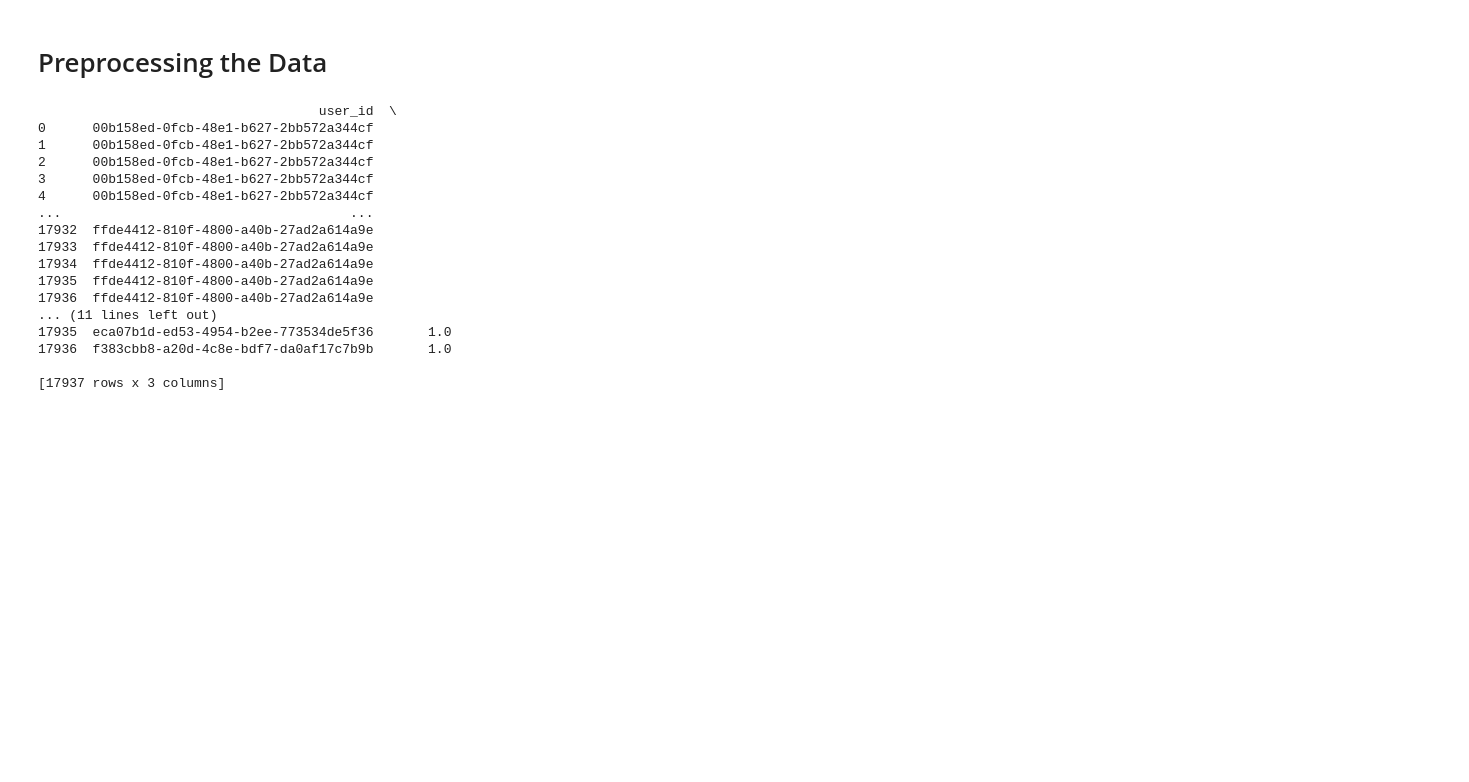
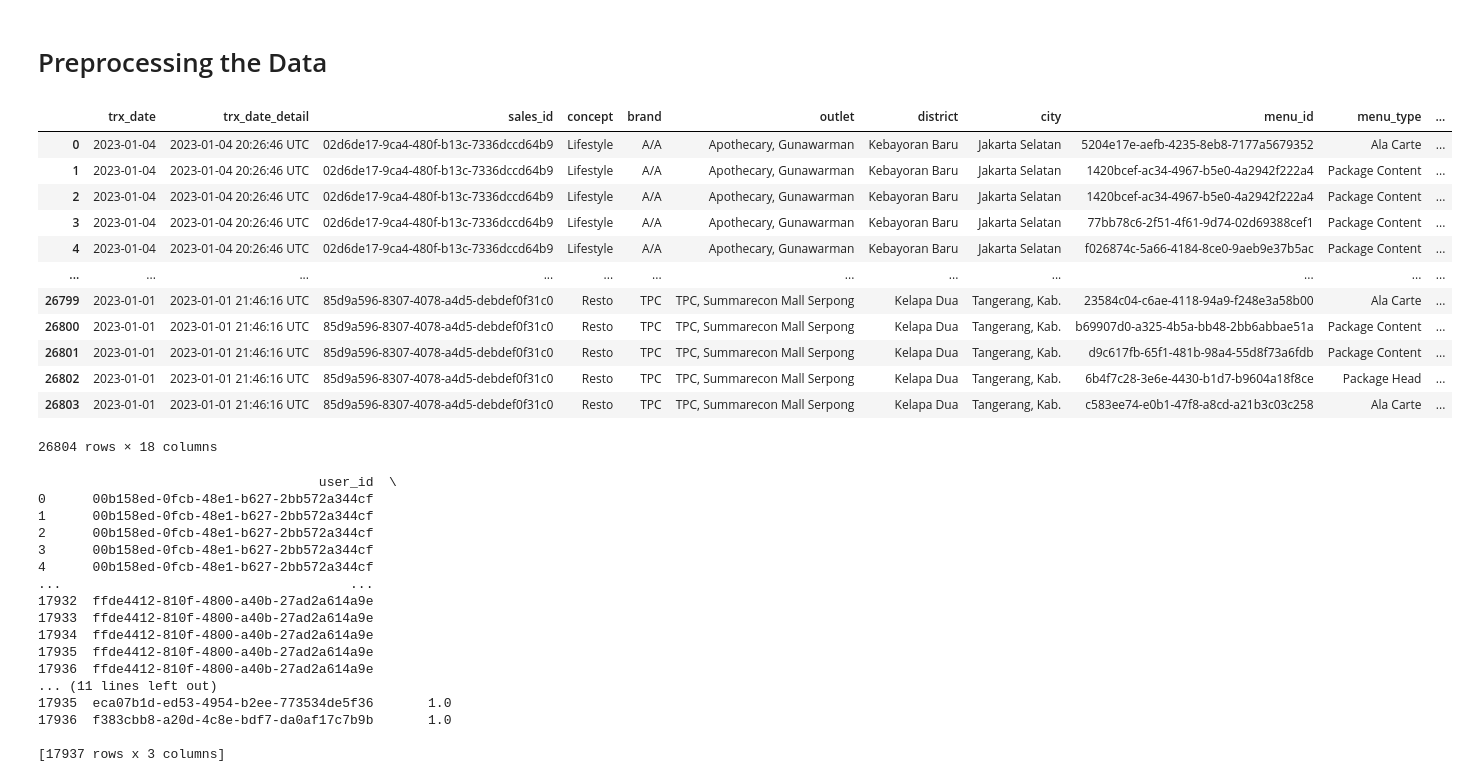
Before and after one commit to AudricOktavio/Food_Audric, a Jupyter notebook: notebooks/Legit_Data_Audric_Oktavio.ipynb, the cells around one changed output. Drawn from its saved outputs; the diff is of its cells as text; code cells hidden in the pictures; blank space fills up the shorter version.

```diff
--- a/notebooks/Legit_Data_Audric_Oktavio.ipynb
+++ b/notebooks/Legit_Data_Audric_Oktavio.ipynb
@@ -241,5 +293,21 @@ print(most_common_users_per_day)'''
 # %% [markdown]
 # Preprocessing the Data
+# %%
+df
+# %% [output]
+|  | trx_date | trx_date_detail | sales_id | concept | brand | outlet | district | city | menu_id | menu_type | ... |
+| 0 | 2023-01-04 | 2023-01-04 20:26:46 UTC | 02d6de17-9ca4-480f-b13c-7336dccd64b9 | Lifestyle | A/A | Apothecary, Gunawarman | Kebayoran Baru | Jakarta Selatan | 5204e17e-aefb-4235-8eb8-7177a5679352 | Ala Carte | ... |
+| 1 | 2023-01-04 | 2023-01-04 20:26:46 UTC | 02d6de17-9ca4-480f-b13c-7336dccd64b9 | Lifestyle | A/A | Apothecary, Gunawarman | Kebayoran Baru | Jakarta Selatan | 1420bcef-ac34-4967-b5e0-4a2942f222a4 | Package Content | ... |
+| 2 | 2023-01-04 | 2023-01-04 20:26:46 UTC | 02d6de17-9ca4-480f-b13c-7336dccd64b9 | Lifestyle | A/A | Apothecary, Gunawarman | Kebayoran Baru | Jakarta Selatan | 1420bcef-ac34-4967-b5e0-4a2942f222a4 | Package Content | ... |
+| 3 | 2023-01-04 | 2023-01-04 20:26:46 UTC | 02d6de17-9ca4-480f-b13c-7336dccd64b9 | Lifestyle | A/A | Apothecary, Gunawarman | Kebayoran Baru | Jakarta Selatan | 77bb78c6-2f51-4f61-9d74-02d69388cef1 | Package Content | ... |
+| 4 | 2023-01-04 | 2023-01-04 20:26:46 UTC | 02d6de17-9ca4-480f-b13c-7336dccd64b9 | Lifestyle | A/A | Apothecary, Gunawarman | Kebayoran Baru | Jakarta Selatan | f026874c-5a66-4184-8ce0-9aeb9e37b5ac | Package Content | ... |
+| ... | ... | ... | ... | ... | ... | ... | ... | ... | ... | ... | ... |
+| 26799 | 2023-01-01 | 2023-01-01 21:46:16 UTC | 85d9a596-8307-4078-a4d5-debdef0f31c0 | Resto | TPC | TPC, Summarecon Mall Serpong | Kelapa Dua | Tangerang, Kab. | 23584c04-c6ae-4118-94a9-f248e3a58b00 | Ala Carte | ... |
+| 26800 | 2023-01-01 | 2023-01-01 21:46:16 UTC | 85d9a596-8307-4078-a4d5-debdef0f31c0 | Resto | TPC | TPC, Summarecon Mall Serpong | Kelapa Dua | Tangerang, Kab. | b69907d0-a325-4b5a-bb48-2bb6abbae51a | Package Content | ... |
+| 26801 | 2023-01-01 | 2023-01-01 21:46:16 UTC | 85d9a596-8307-4078-a4d5-debdef0f31c0 | Resto | TPC | TPC, Summarecon Mall Serpong | Kelapa Dua | Tangerang, Kab. | d9c617fb-65f1-481b-98a4-55d8f73a6fdb | Package Content | ... |
+| 26802 | 2023-01-01 | 2023-01-01 21:46:16 UTC | 85d9a596-8307-4078-a4d5-debdef0f31c0 | Resto | TPC | TPC, Summarecon Mall Serpong | Kelapa Dua | Tangerang, Kab. | 6b4f7c28-3e6e-4430-b1d7-b9604a18f8ce | Package Head | ... |
+| 26803 | 2023-01-01 | 2023-01-01 21:46:16 UTC | 85d9a596-8307-4078-a4d5-debdef0f31c0 | Resto | TPC | TPC, Summarecon Mall Serpong | Kelapa Dua | Tangerang, Kab. | c583ee74-e0b1-47f8-a8cd-a21b3c03c258 | Ala Carte | ... |
+26804 rows × 18 columns
 # %%
 def extract_hour(datetime_obj):
     return datetime_obj.hour
```
Also changed, not shown: parts of 25 cells of this notebook.
